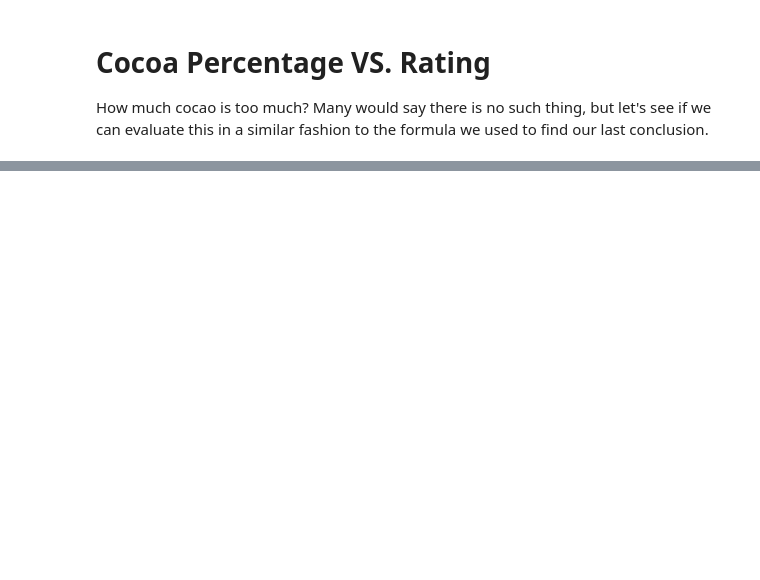
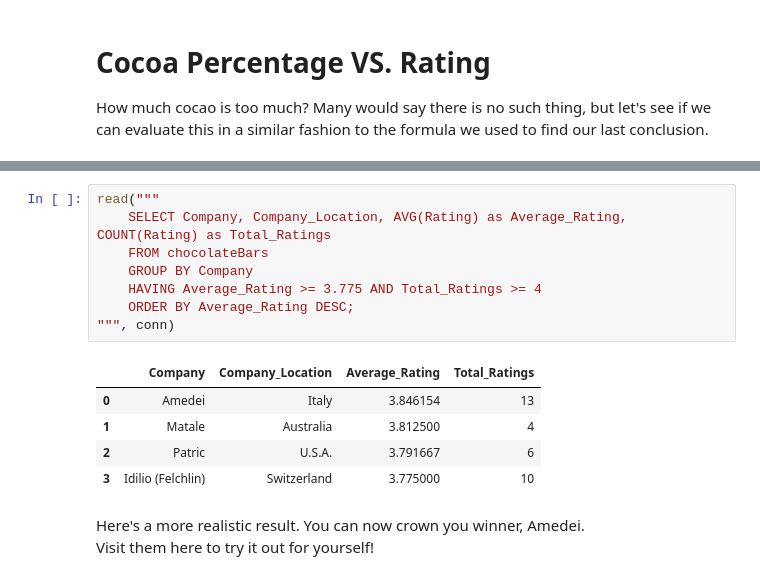
Before and after one commit to a-hawley/Chocolate-Bar-Analysis, a Jupyter notebook: Chocolate Bars.ipynb, the cells around one changed output, grey strips where cells are left out. Saved outputs shown, nothing was run; the diff lists cells and outputs as text; blank space fills up the shorter version.

```diff
--- a/Chocolate Bars.ipynb
+++ b/Chocolate Bars.ipynb
@@ -122,0 +148,17 @@ read("""
+# %%
+read("""
+    SELECT Company, Company_Location, AVG(Rating) as Average_Rating, COUNT(Rating) as Total_Ratings
+    FROM chocolateBars
+    GROUP BY Company
+    HAVING Average_Rating >= 3.775 AND Total_Ratings >= 4
+    ORDER BY Average_Rating DESC;
+""", conn)
+# %% [output]
+|  | Company | Company_Location | Average_Rating | Total_Ratings |
+| 0 | Amedei | Italy | 3.846154 | 13 |
+| 1 | Matale | Australia | 3.812500 | 4 |
+| 2 | Patric | U.S.A. | 3.791667 | 6 |
+| 3 | Idilio (Felchlin) | Switzerland | 3.775000 | 10 |
+# %% [markdown]
+Here's a more realistic result.  You can now crown you winner, Amedei.
+Visit them <a title = "https://www.amedei.it/en/">here</a> to try it out for yourself!
```
Also changed, not shown: parts of 10 cells of this notebook.
